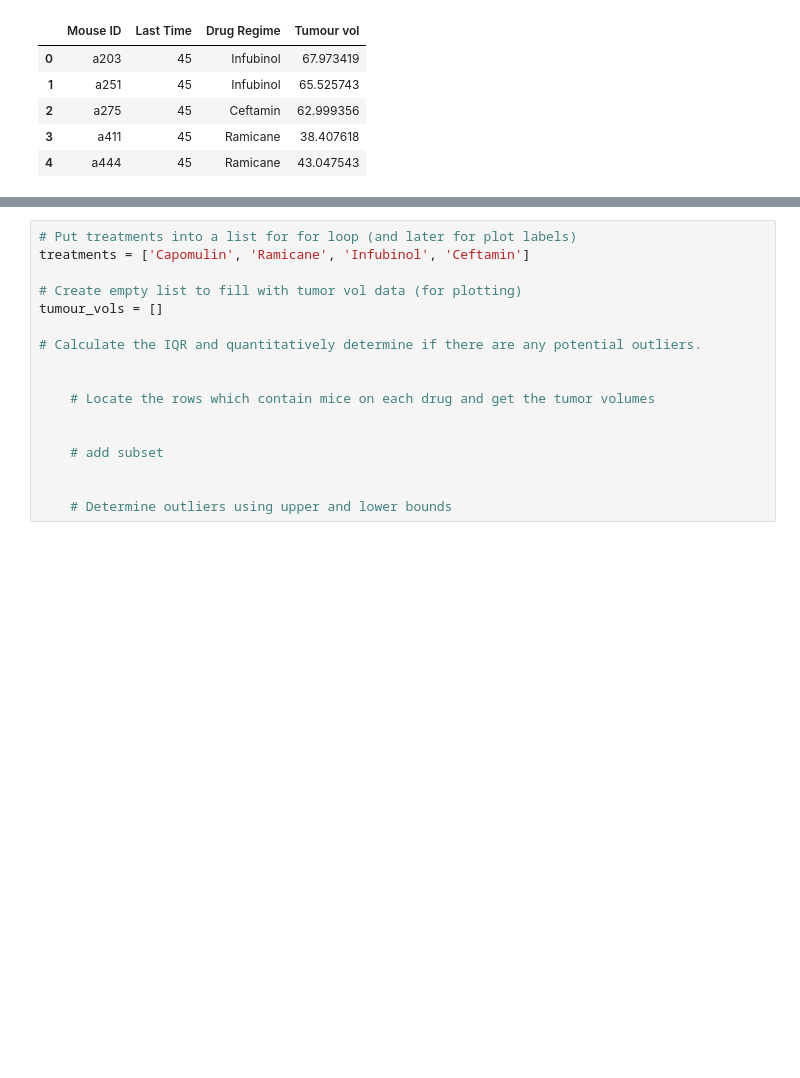
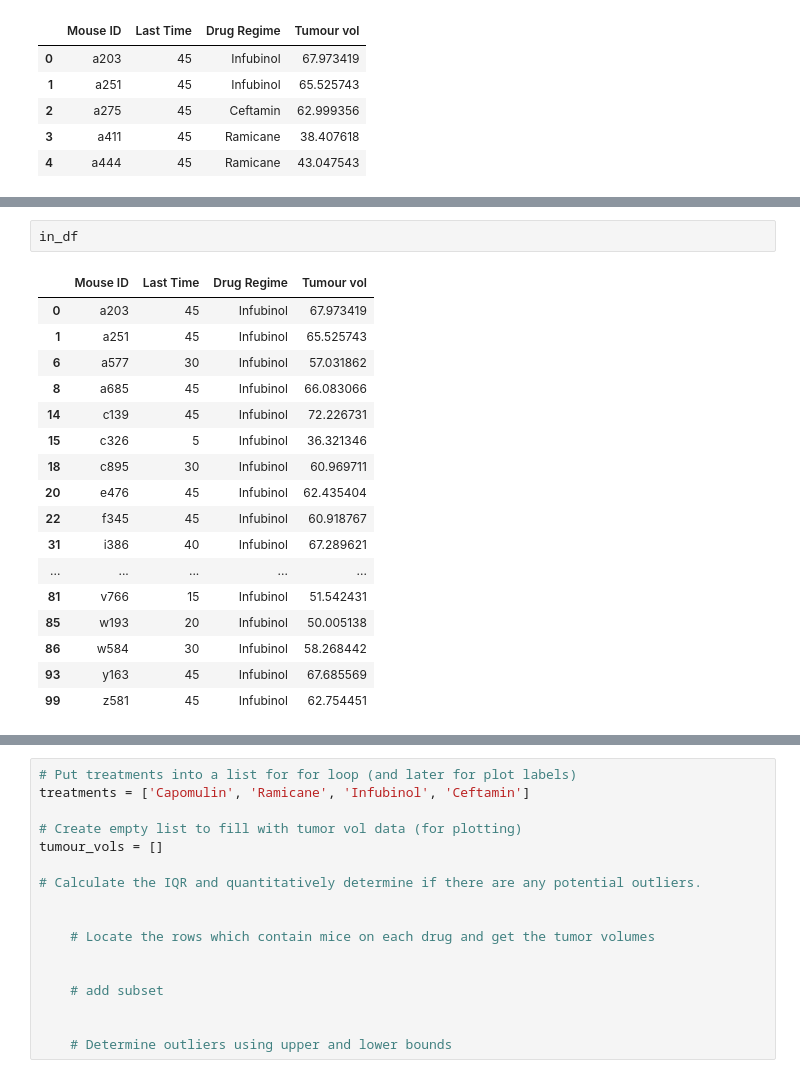
Before and after one commit to sarahDH615/matplotlib_challenge, a Jupyter notebook: pymaceuticals_starter_edited.ipynb, the cells around one changed output, grey strips where cells are left out. Drawn from its saved outputs; the diff is of its cells as text; blank space fills up the shorter version.

```diff
--- a/pymaceuticals_starter_edited.ipynb
+++ b/pymaceuticals_starter_edited.ipynb
@@ -367,0 +444,20 @@ top_regimes_df.loc[drug_mask, :]
+# %%
+in_df
+# %% [output]
+|  | Mouse ID | Last Time | Drug Regime | Tumour vol |
+| 0 | a203 | 45 | Infubinol | 67.973419 |
+| 1 | a251 | 45 | Infubinol | 65.525743 |
+| 6 | a577 | 30 | Infubinol | 57.031862 |
+| 8 | a685 | 45 | Infubinol | 66.083066 |
+| 14 | c139 | 45 | Infubinol | 72.226731 |
+| 15 | c326 | 5 | Infubinol | 36.321346 |
+| 18 | c895 | 30 | Infubinol | 60.969711 |
+| 20 | e476 | 45 | Infubinol | 62.435404 |
+| 22 | f345 | 45 | Infubinol | 60.918767 |
+| 31 | i386 | 40 | Infubinol | 67.289621 |
+| ... | ... | ... | ... | ... |
+| 81 | v766 | 15 | Infubinol | 51.542431 |
+| 85 | w193 | 20 | Infubinol | 50.005138 |
+| 86 | w584 | 30 | Infubinol | 58.268442 |
+| 93 | y163 | 45 | Infubinol | 67.685569 |
+| 99 | z581 | 45 | Infubinol | 62.754451 |
```
Also changed, not shown: parts of 15 cells of this notebook.
